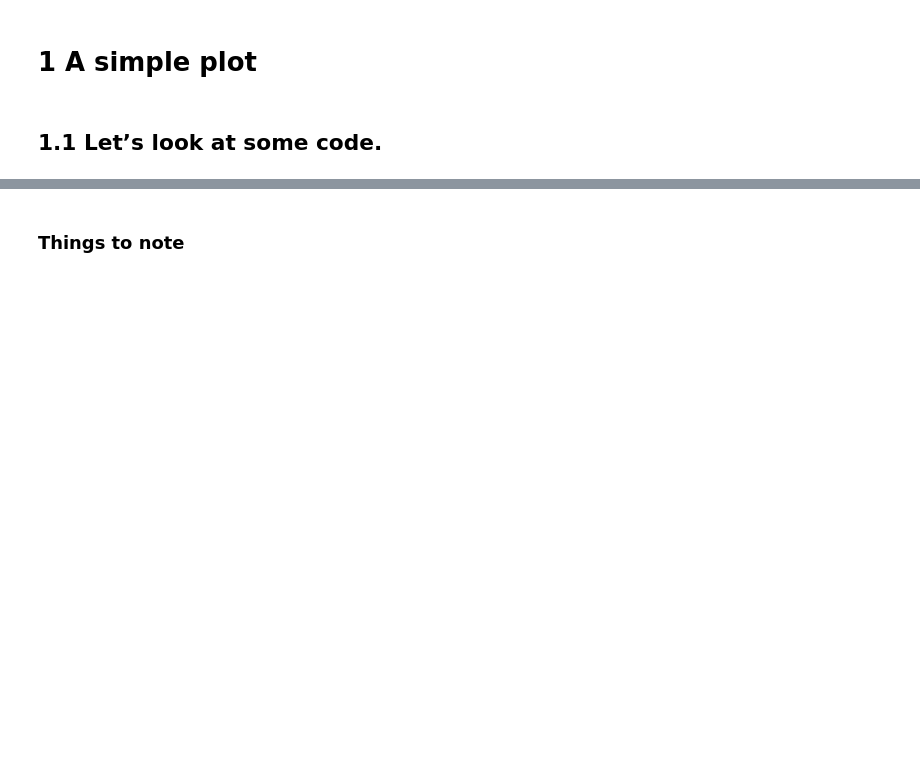
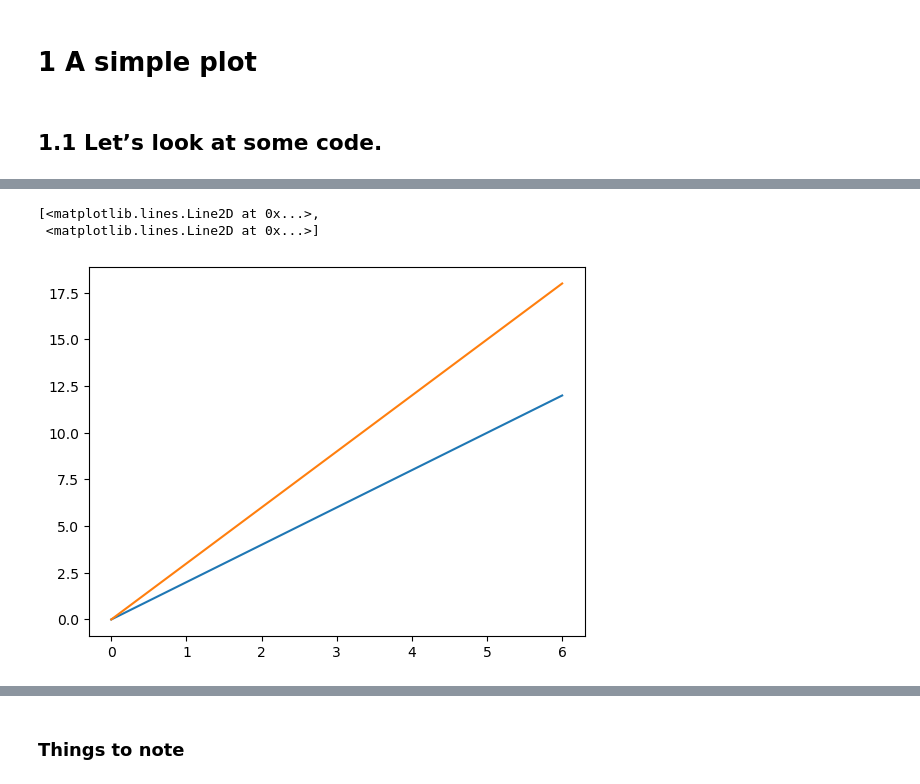
Before and after one commit to SPS-SP2273/learning-portfolio-2024-aug-adrinasoh, a Jupyter notebook: 7.1_plotting/plotting_(need).ipynb, the cells around one changed output, grey strips where cells are left out. Saved outputs shown, nothing was run; the diff lists cells and outputs as text; code cells hidden in the pictures; blank space fills up the shorter version.

```diff
--- a/7.1_plotting/plotting_(need).ipynb
+++ b/7.1_plotting/plotting_(need).ipynb
@@ -28,0 +47,6 @@ NameError: name 'plt' is not defined
+# %%
+plt.plot(x, y_1, y_2)
+# %% [output]
+[<matplotlib.lines.Line2D at 0x...>,
+ <matplotlib.lines.Line2D at 0x...>]
+[figure, added]
```
Also changed, not shown: parts of 14 cells of this notebook, 6 other files.
